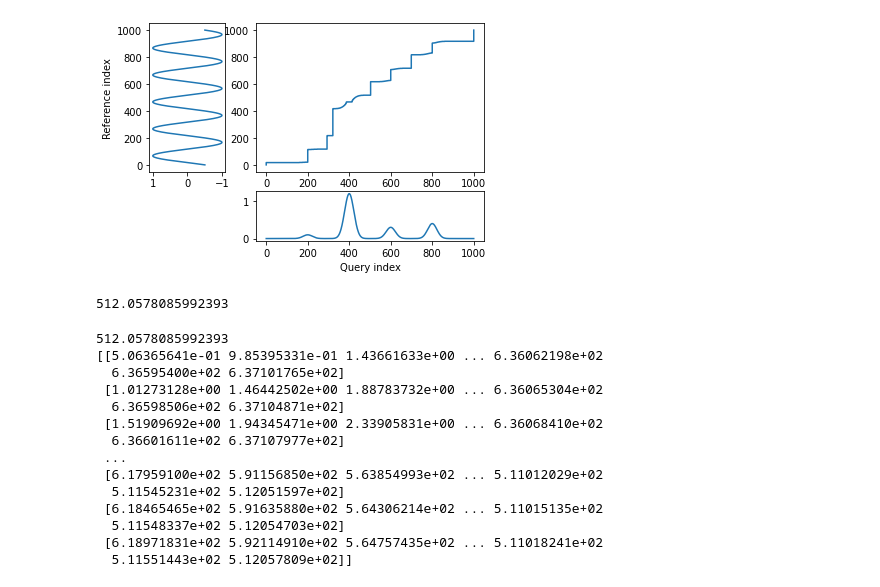
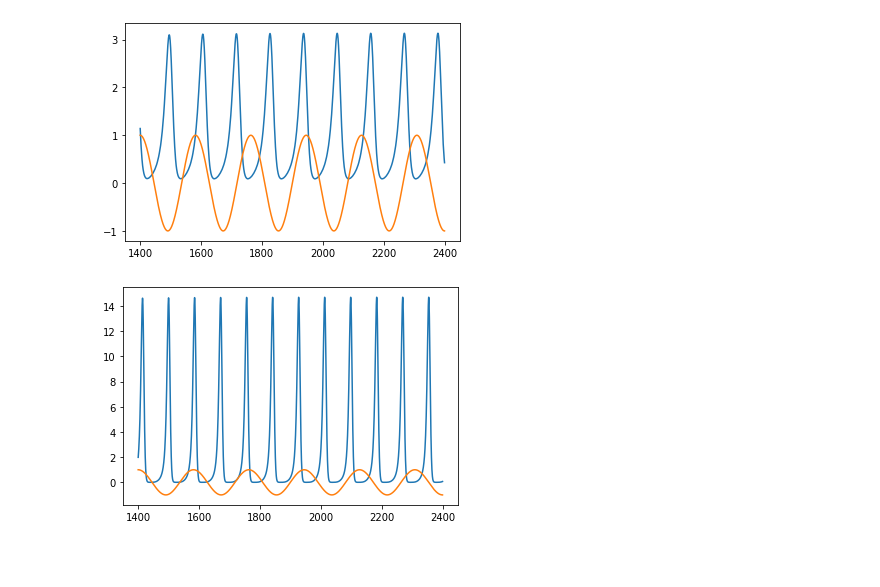
Before and after one commit to AlirezaAccelerates/neurolib, a Jupyter notebook: examples/oscillations.ipynb, the cells around one changed output. Cells and saved outputs as stored; diff of their text form; code cells hidden in the pictures; blank space fills up the shorter version.

```diff
--- a/examples/oscillations.ipynb
+++ b/examples/oscillations.ipynb
@@ -92,26 +9,31 @@ print(path[::100])
-# %%
-from dtw import *
-
-alignment = dtw(a1, a2, keep_internals=True)
-alignment.plot(type="threeway")
-# %% [output]
-[figure, removed]
-512.0578085992393
-# %%
-print(alignment.distance)
-print(alignment.costMatrix)
-# %% [output]
-512.0578085992393
-[[5.06365641e-01 9.85395331e-01 1.43661633e+00 ... 6.36062198e+02
-  6.36595400e+02 6.37101765e+02]
- [1.01273128e+00 1.46442502e+00 1.88783732e+00 ... 6.36065304e+02
-  6.36598506e+02 6.37104871e+02]
- [1.51909692e+00 1.94345471e+00 2.33905831e+00 ... 6.36068410e+02
-  6.36601611e+02 6.37107977e+02]
- ...
- [6.17959100e+02 5.91156850e+02 5.63854993e+02 ... 5.11012029e+02
-  5.11545231e+02 5.12051597e+02]
- [6.18465465e+02 5.91635880e+02 5.64306214e+02 ... 5.11015135e+02
-  5.11548337e+02 5.12054703e+02]
- [6.18971831e+02 5.92114910e+02 5.64757435e+02 ... 5.11018241e+02
-  5.11551443e+02 5.12057809e+02]]
+# %%
+dur = 2400
+dt = 0.1
+
+time_ = np.arange(0,dur,dt)
+amp = 0.01
+
+aln = ALNModel()
+aln.params.duration = dur
+aln.params.dt = dt
+aln.run()
+
+dur = 1000
+T = int(dur/dt)
+
+t_osc = np.arange(0,dur,dt)
+target_f = 0.0055
+target = np.cos(2.*np.pi* target_f*t_osc)
+
+aln_osc = []
+for k in range(2):
+    aln.params.mue_ext_mean = 0.16 + 0.1*k
+    aln.params.mui_ext_mean = 0.1
+    aln.run()
+    plt.plot(aln.t[14000:], aln.rates_exc[0,14000:])
+    plt.plot(t_osc+1400, target)
+    plt.show()
+    aln_osc.append(aln.rates_exc[0,14000:])
+# %% [output]
+[figure, added]
+[figure, added]
```
Also changed, not shown: parts of 9 cells of this notebook, 1 other file.
